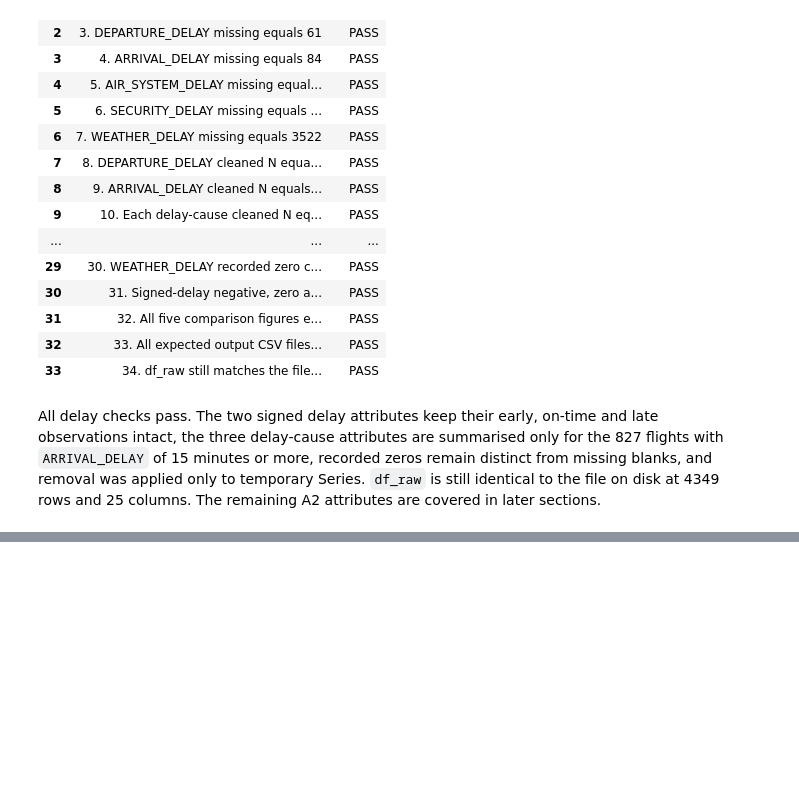
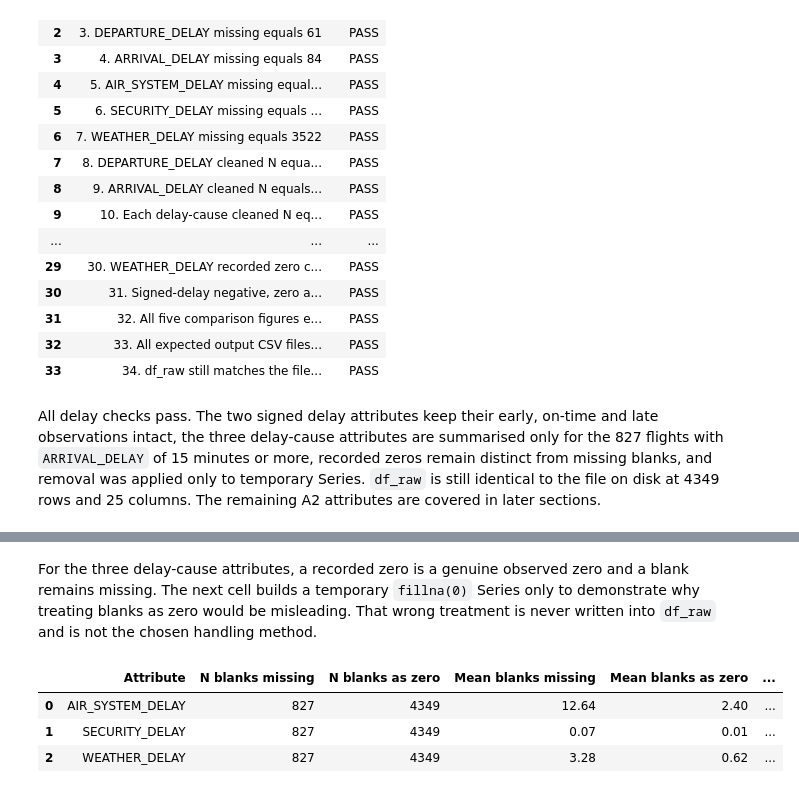
Before and after one commit to le23967/31250-assignment2-25740123, a Jupyter notebook: ida_25740123.ipynb, the cells around one changed output, grey strips where cells are left out. Saved outputs shown, nothing was run; the diff lists cells and outputs as text; code cells hidden in the pictures; blank space fills up the shorter version.

```diff
--- a/ida_25740123.ipynb
+++ b/ida_25740123.ipynb
@@ -3226,0 +3292,43 @@ disk at 4349 rows and 25 columns. The remaining A2 attributes are covered in lat
+# %% [markdown]
+For the three delay-cause attributes, a recorded zero is a genuine observed zero and a blank
+remains missing. The next cell builds a temporary `fillna(0)` Series only to demonstrate why
+treating blanks as zero would be misleading. That wrong treatment is never written into
+`df_raw` and is not the chosen handling method.
+# %%
+blank_as_zero_attributes = [
+    "AIR_SYSTEM_DELAY",
+    "SECURITY_DELAY",
+    "WEATHER_DELAY",
+]
+
+blank_as_zero_rows = []
+for attribute in blank_as_zero_attributes:
+    recorded = df_raw[attribute].dropna()
+    zero_demo = df_raw[attribute].fillna(0)
+
+    mean_recorded = recorded.mean()
+    mean_zero_demo = zero_demo.mean()
+    mean_fall_percent = (mean_recorded - mean_zero_demo) / mean_recorded * 100
+
+    blank_as_zero_rows.append({
+        "Attribute": attribute,
+        "N blanks missing": int(len(recorded)),
+        "N blanks as zero": int(len(zero_demo)),
+        "Mean blanks missing": round(mean_recorded, 2),
+        "Mean blanks as zero": round(mean_zero_demo, 2),
+        "SD blanks missing": round(recorded.std(ddof=1), 2),
+        "SD blanks as zero": round(zero_demo.std(ddof=1), 2),
+        "Mean fall percent": round(mean_fall_percent, 2),
+    })
+
+blank_as_zero_demo = pd.DataFrame(blank_as_zero_rows)
+blank_as_zero_demo.to_csv(
+    "outputs/A2_delay_cause_blank_as_zero_demo.csv",
+    index=False
+)
+blank_as_zero_demo
+# %% [output]
+|  | Attribute | N blanks missing | N blanks as zero | Mean blanks missing | Mean blanks as zero | ... |
+| 0 | AIR_SYSTEM_DELAY | 827 | 4349 | 12.64 | 2.40 | ... |
+| 1 | SECURITY_DELAY | 827 | 4349 | 0.07 | 0.01 | ... |
+| 2 | WEATHER_DELAY | 827 | 4349 | 3.28 | 0.62 | ... |
```
Also changed, not shown: parts of 22 cells of this notebook, 11 other files.
